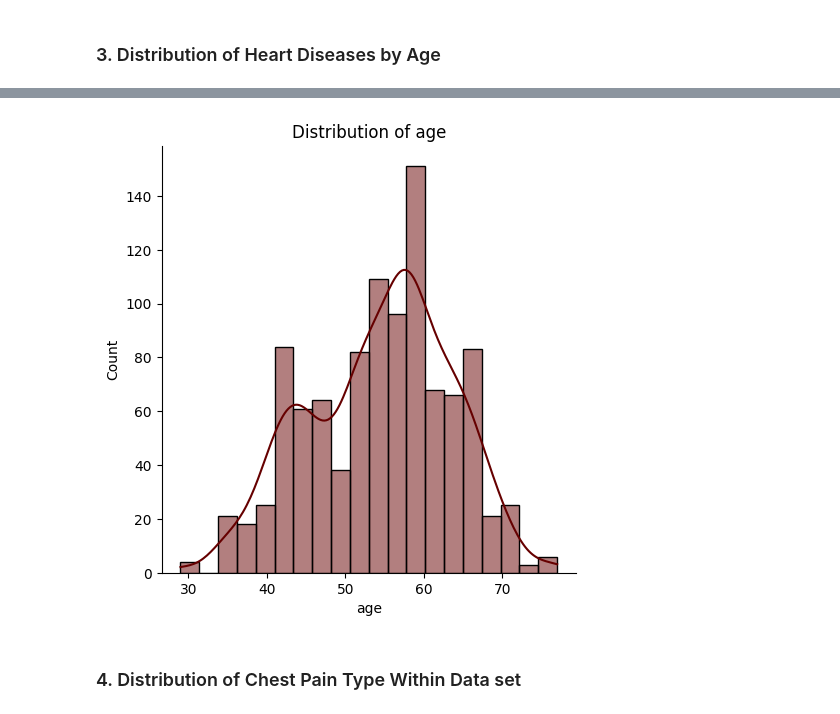
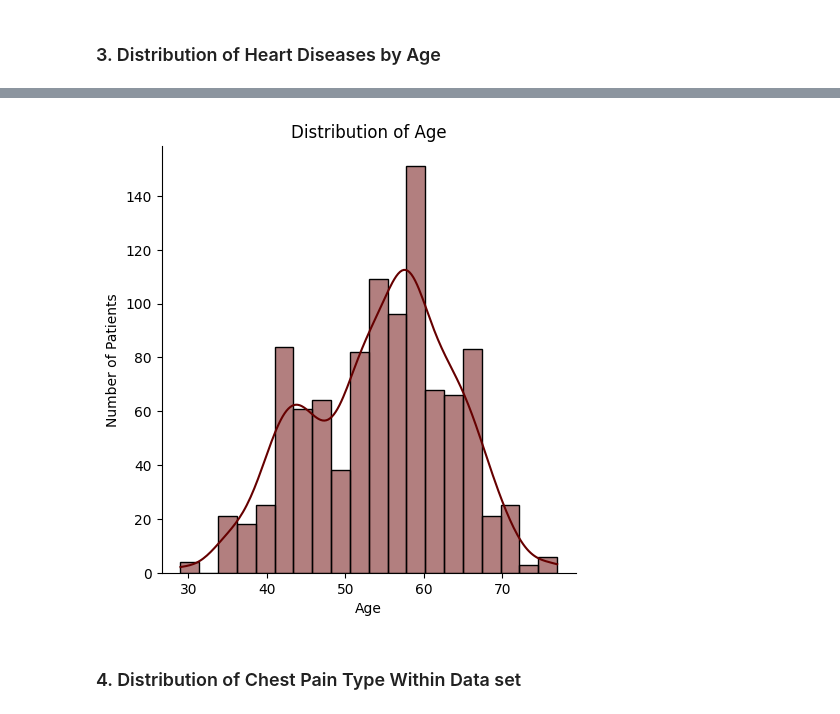
Before and after one commit to MartinKyng/Healthcare, a Jupyter notebook: main.ipynb, the cells around one changed output, grey strips where cells are left out. Saved outputs shown, nothing was run; the diff lists cells and outputs as text; code cells hidden in the pictures.

```diff
--- a/main.ipynb
+++ b/main.ipynb
@@ -294,0 +301,13 @@ Passing `palette` without assigning `hue` is deprecated and will be removed in v
+# %%
+#Depicting the distribution of heart disease by age groups
+bins = [20, 30, 40, 50, 60, 70, 80]
+df['age_range'] = pd.cut(df['age'], bins)
+
+sns.countplot(x='age_range', hue='target', data=df, palette=color)
+plt.title('Heart Disease Frequency by Age Group', fontsize=14)
+plt.xlabel('Age Range')
+plt.ylabel('Number of Patients')
+plt.legend(title='Legend', labels=['No Heart diseases', 'with Heart diseases'], )
+plt.savefig(out_dir / "Age Distribution by Heart Disease Status.png", bbox_inches='tight')
+plt.show()
+plt.close()
@@ -295,15 +316,13 @@ Passing `palette` without assigning `hue` is deprecated and will be removed in v
 # %%
 sns.displot( df['age'],bins = 20, kde =True, color= color[1])
-# plt.xticks([0, 1], ['Female', 'Male'])
-plt.title('Distribution of age')
-# plt.legend(title='Heart Disease', labels=['No Heart diseases', 'with Heart diseases'])
-# plt.xlabel('Gender (0 = Female, 1 = Male)')
-# plt.ylabel('Count')
+plt.title('Distribution of Age')
+plt.ylabel('Number of Patients')
+plt.xlabel('Age')
 plt.savefig(out_dir / "dist by age.png", bbox_inches='tight')
 plt.show()
 plt.close()
 # %% [output]
-[figure, old version]
+[figure, new version]
 # %% [markdown]
 ### 4. Distribution of Chest Pain Type Within Data set
 # %%
```
Also changed, not shown: parts of 36 cells of this notebook, 6 other files.
